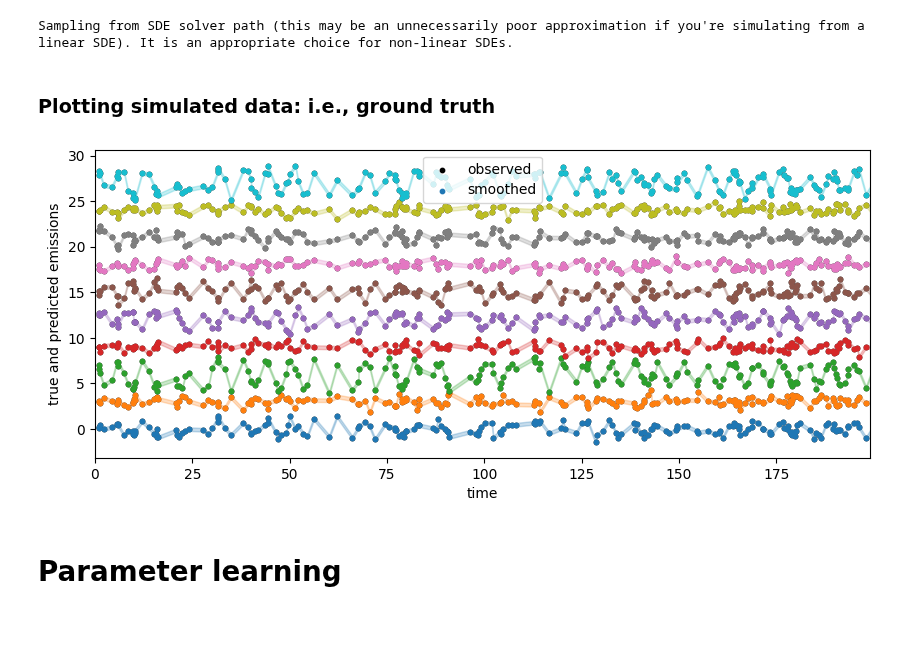
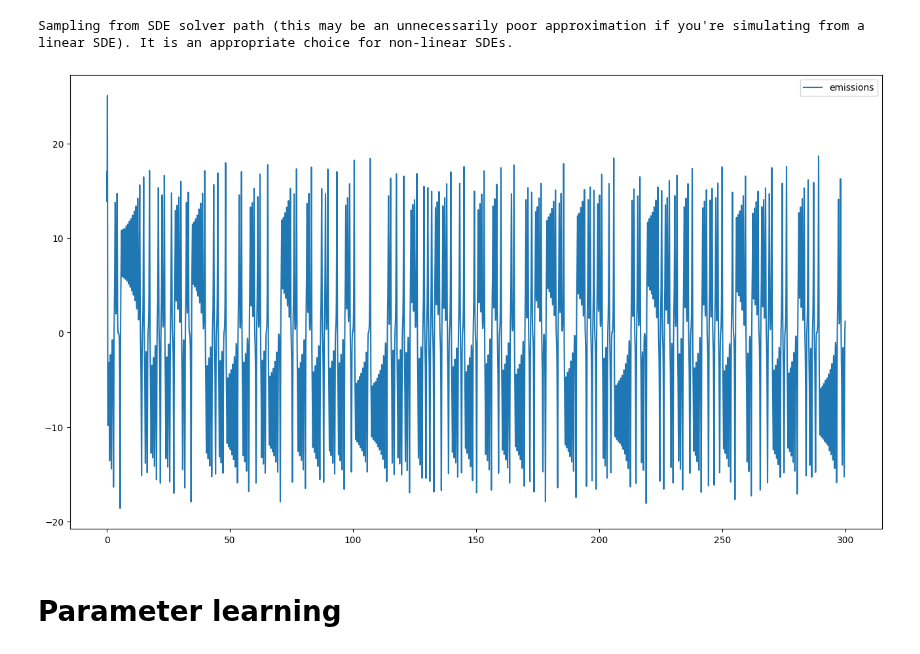
Before and after one commit to hd-UQ/cd_dynamax, a Jupyter notebook: src/notebooks/tutorial/cdnlgssm_parameter_estimation.ipynb, the cells around one changed output. Drawn from its saved outputs; the diff is of its cells as text; code cells hidden in the pictures; blank space fills up the shorter version.

```diff
--- a/src/notebooks/tutorial/cdnlgssm_parameter_estimation.ipynb
+++ b/src/notebooks/tutorial/cdnlgssm_parameter_estimation.ipynb
@@ -105,5 +150,3 @@ true_states, emissions = true_model.sample(
 )
 # %% [output]
 Sampling from SDE solver path (this may be an unnecessarily poor approximation if you're simulating from a linear SDE). It is an appropriate choice for non-linear SDEs.
-# %% [markdown]
-### Plotting simulated data: i.e., ground truth
@@ -141,13 +153,10 @@ def plot_results(t_emissions, emissions, smoothed_emissions, smoothed_emissions_
-# %%
-# Plot ground truth
-plot_results(
-    t_emissions,
-    emissions,
-    emissions, # fake, ideal posterior,
-    0.1*jnp.ones_like(emissions) # fake posterior variance
-)
-# %% [output]
-[figure, removed]
+# %%
+# plot the emissions
+plt.plot(t_emissions, true_states[:,0], label="emissions")
+plt.legend()
+plt.show()
+# %% [output]
+[figure, added]
 # %% [markdown]
 # Parameter learning
 # %% [markdown]
```
Also changed, not shown: parts of 26 cells of this notebook, 5 other files.
